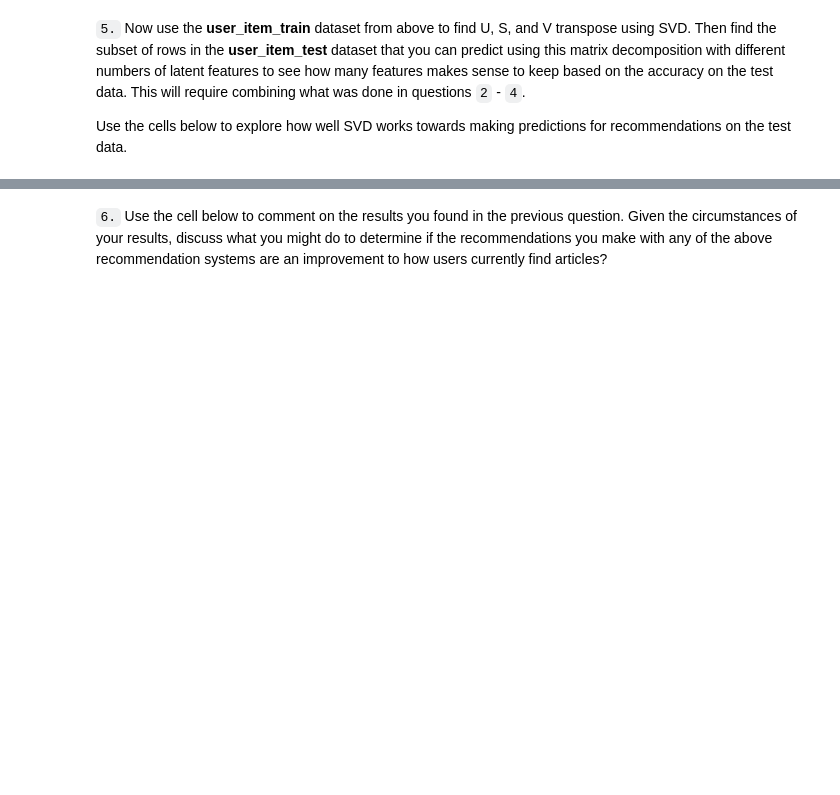
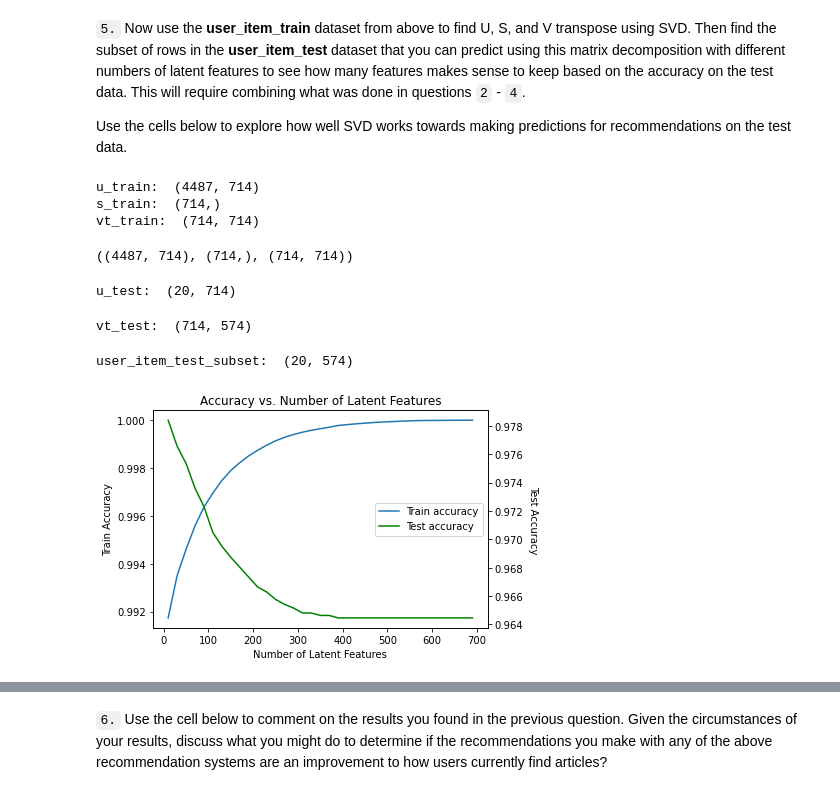
Before and after one commit to bthodla/udsnd_rec, a Jupyter notebook: src/Recommendations_with_IBM.ipynb, the cells around one changed output, grey strips where cells are left out. Saved outputs shown, nothing was run; the diff lists cells and outputs as text; code cells hidden in the pictures; blank space fills up the shorter version.

```diff
--- a/src/Recommendations_with_IBM.ipynb
+++ b/src/Recommendations_with_IBM.ipynb
@@ -679,4 +730,4 @@ t.sol_4_test(sol_4_dict)
 Use the cells below to explore how well SVD works towards making predictions for recommendations on the test data.
 # %%
 # fit SVD on the user_item_train matrix
-u_train, s_train, vt_train = # fit svd similar to above then use the cells below
+u_train, s_train, vt_train = np.linalg.svd(user_item_train, full_matrices=False) # fit svd similar to above then use the cells below
@@ -685,0 +734,29 @@ u_train, s_train, vt_train = # fit svd similar to above then use the cells below
+# %%
+print('u_train: ', u_train.shape)
+print('s_train: ', s_train.shape)
+print('vt_train: ', vt_train.shape)
+# %% [output]
+u_train:  (4487, 714)
+s_train:  (714,)
+vt_train:  (714, 714)
+((4487, 714), (714,), (714, 714))
+# %%
+# Identify the subset of u_train that is in test
+u_test = u_train[user_item_train.index.isin(test_user_ids), :]
+print('u_test: ', u_test.shape)
+# %% [output]
+u_test:  (20, 714)
+# %%
+# Identify the subset of vt_train that is in test
+vt_test = vt_train[:, user_item_train.columns.isin(test_article_ids)]
+print('vt_test: ', vt_test.shape)
+# %% [output]
+vt_test:  (714, 574)
+# %%
+# Identify the subset of user_item_test for which we can obtain predictions
+test_user_ids_with_pred = np.intersect1d(test_user_ids, train_user_ids)
+
+user_item_test_subset = user_item_test[user_item_test.index.isin(test_user_ids_with_pred)]
+print('user_item_test_subset: ', user_item_test_subset.shape)
+# %% [output]
+user_item_test_subset:  (20, 574)
@@ -685,0 +798,19 @@ u_train, s_train, vt_train = # fit svd similar to above then use the cells below
+# %%
+fig, ax1 = plt.subplots();
+ax2 = ax1.twinx();
+
+ax1.plot(latent_features_count2, train_accuracy_list, label="Train accuracy");
+ax2.plot(latent_features_count2, test_accuracy_list, color='green', label="Test accuracy");
+
+handle1, label1 = ax1.get_legend_handles_labels();
+handle2, label2 = ax2.get_legend_handles_labels();
+
+ax1.legend(handle1+handle2, label1+label2, loc='center right');
+
+ax1.set_title('Accuracy vs. Number of Latent Features');
+
+ax1.set_xlabel('Number of Latent Features');
+ax1.set_ylabel('Train Accuracy');
+ax2.set_ylabel('Test Accuracy', rotation=270, labelpad=15);
+# %% [output]
+[figure, added]
```
Also changed, not shown: parts of 30 cells of this notebook.
